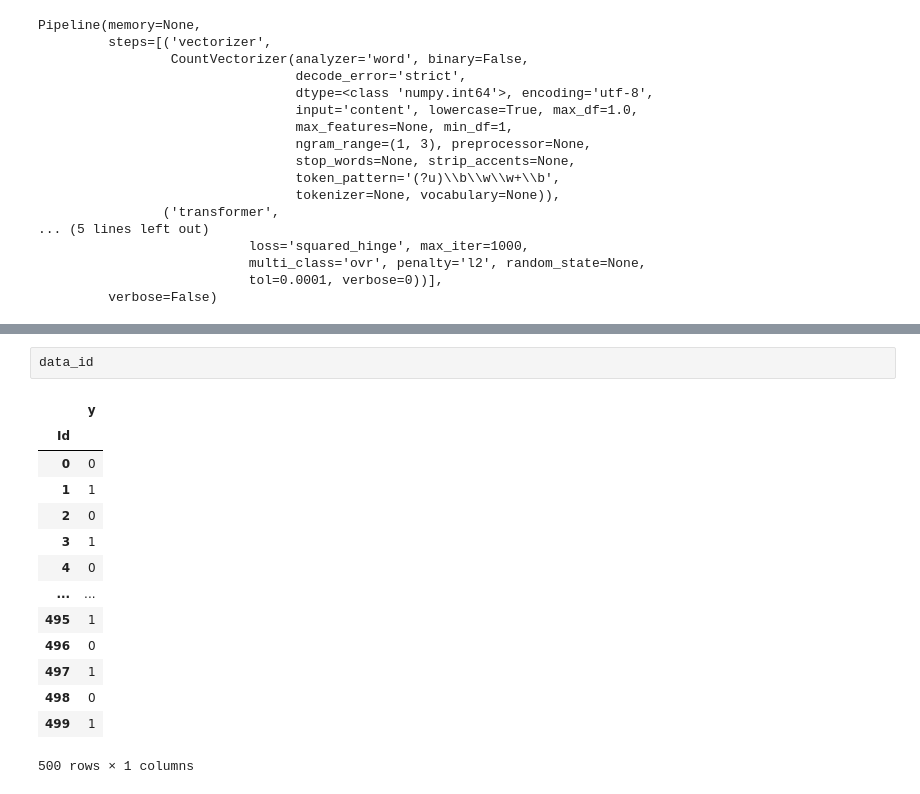
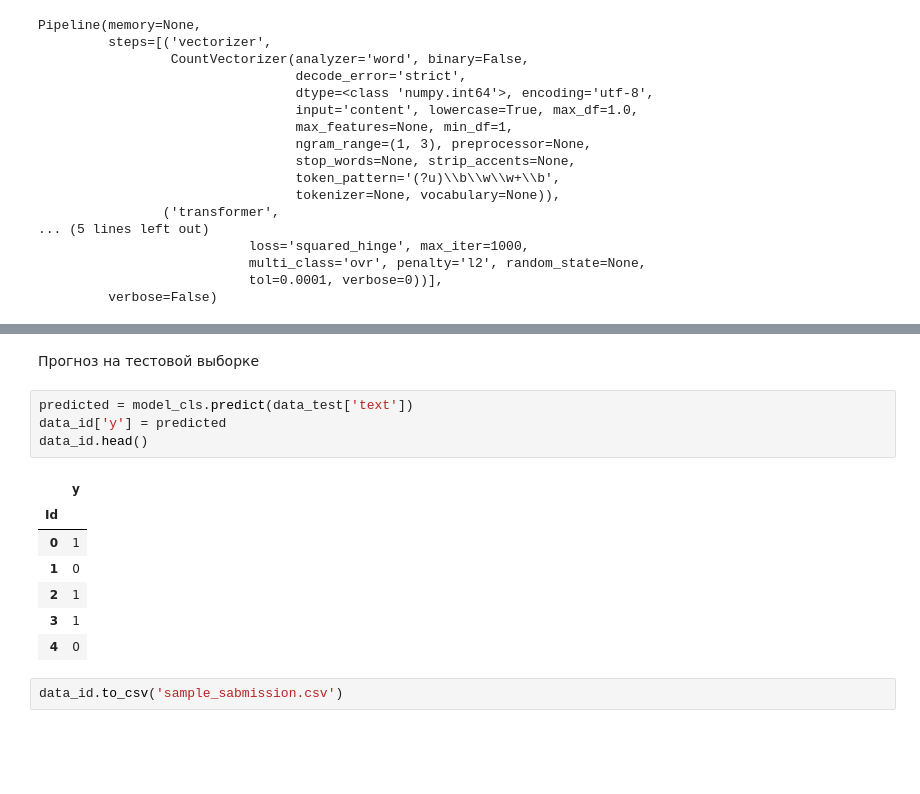
Before and after one commit to evdokimovdanila/review-analysis, a Jupyter notebook: the_ton_of_reviews_(week_3).ipynb, the cells around one changed output, grey strips where cells are left out. Cells and saved outputs as stored; diff of their text form; blank space fills up the shorter version.

```diff
--- a/the_ton_of_reviews_(week_3).ipynb
+++ b/the_ton_of_reviews_(week_3).ipynb
@@ -304,17 +287,16 @@ data_test
-# %%
-data_id
-# %% [output]
-|  | y |
-| Id |  |
-| 0 | 0 |
-| 1 | 1 |
-| 2 | 0 |
-| 3 | 1 |
-| 4 | 0 |
-| ... | ... |
-| 495 | 1 |
-| 496 | 0 |
-| 497 | 1 |
-| 498 | 0 |
-| 499 | 1 |
-500 rows × 1 columns
+# %% [markdown]
+Прогноз на тестовой выборке
+# %%
+predicted = model_cls.predict(data_test['text'])
+data_id['y'] = predicted
+data_id.head()
+# %% [output]
+|  | y |
+| Id |  |
+| 0 | 1 |
+| 1 | 0 |
+| 2 | 1 |
+| 3 | 1 |
+| 4 | 0 |
+# %%
+data_id.to_csv('sample_sabmission.csv')
```
Also changed, not shown: parts of 7 cells of this notebook.
